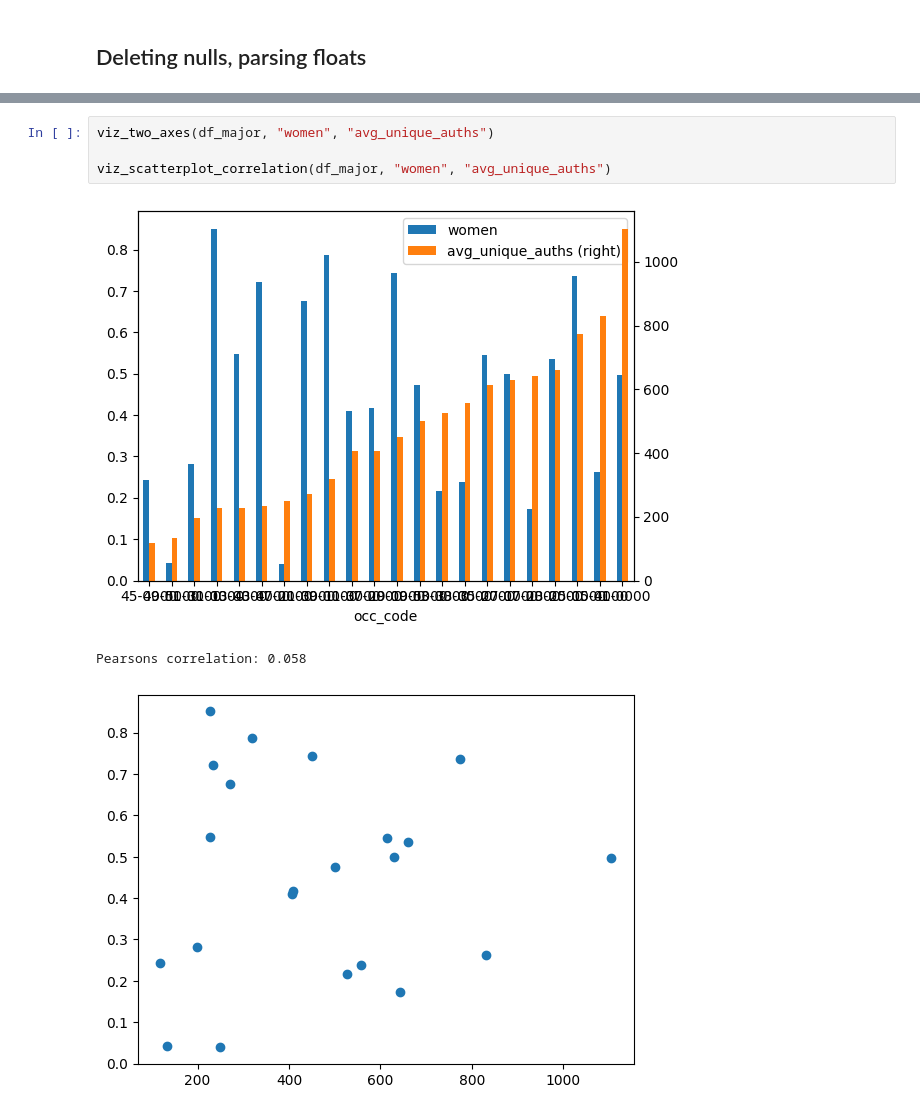
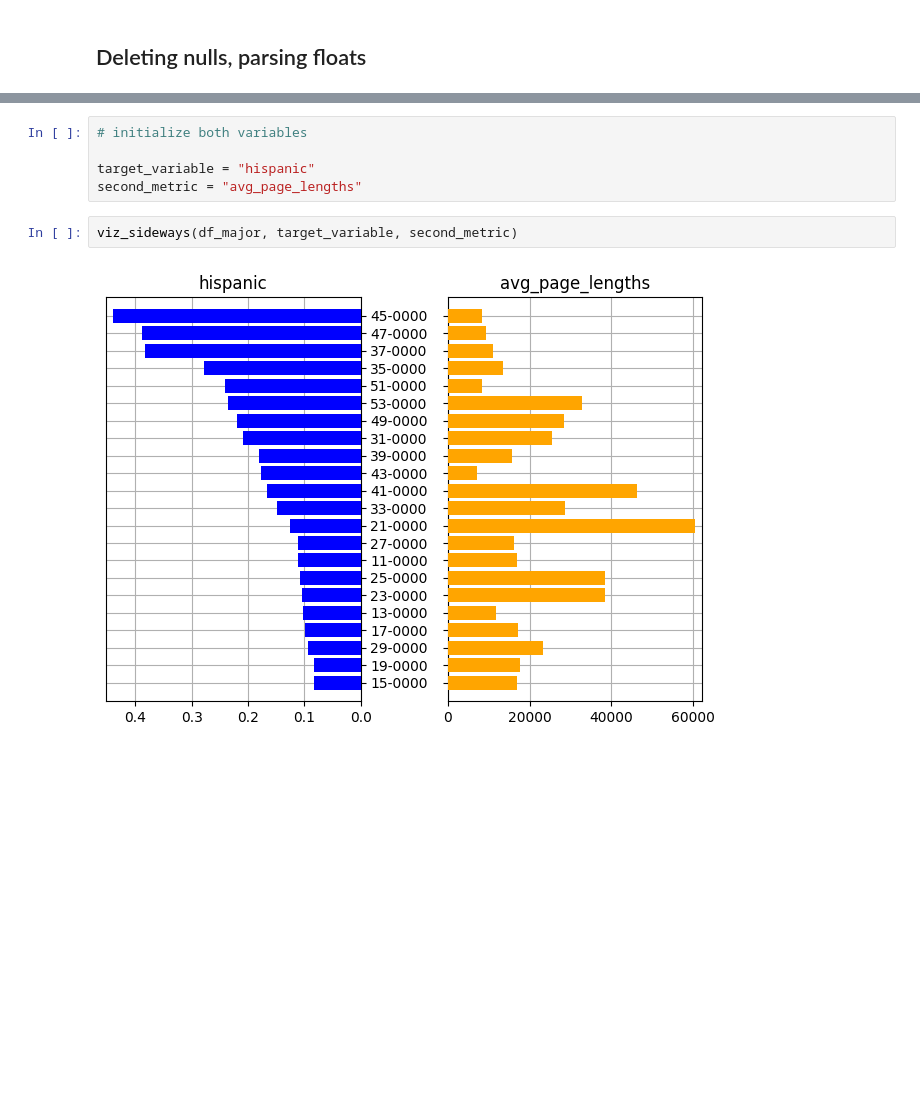
Before and after one commit to digital-scrappy/wikipedia-revisions, a Jupyter notebook: Analysis/gender_race_analysis.ipynb, the cells around one changed output, grey strips where cells are left out. Drawn from its saved outputs; the diff is of its cells as text; blank space fills up the shorter version.

Commit message:
function with visualization for notebooks

```diff
--- a/Analysis/gender_race_analysis.ipynb
+++ b/Analysis/gender_race_analysis.ipynb
@@ -112,8 +75,9 @@ def viz_scatterplot_correlation(df, target_variable, second_metric):
+# %%
+# initialize both variables
+
+target_variable = "hispanic"
+second_metric = "avg_page_lengths"
 # %%
-viz_two_axes(df_major, "women", "avg_unique_auths")
-
-viz_scatterplot_correlation(df_major, "women", "avg_unique_auths")
+viz_sideways(df_major, target_variable, second_metric)
 # %% [output]
-[figure, old version]
+[figure, new version]
-Pearsons correlation: 0.058
-[figure, removed]
```
Also changed, not shown: parts of 9 cells of this notebook, 1 other file.
